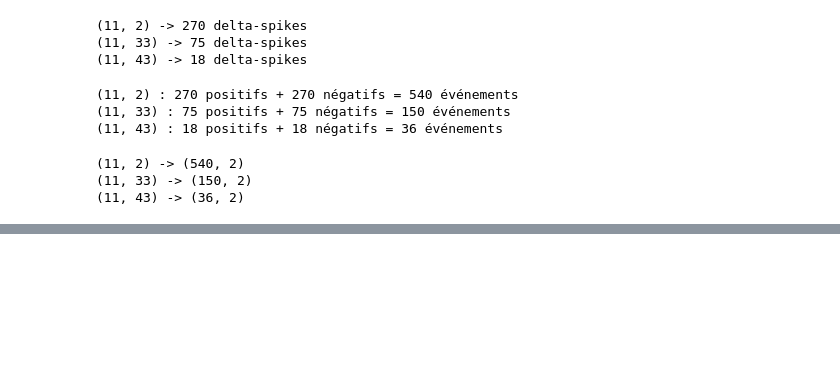
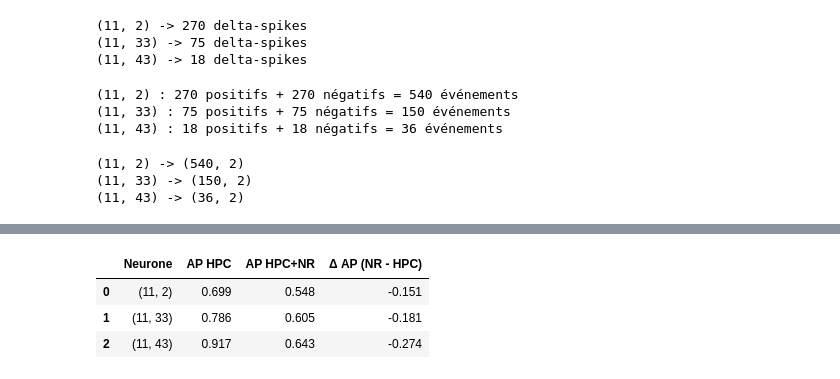
Before and after one commit to laura-marin3/Projet_final, a Jupyter notebook: scripts/Projet.ipynb, the cells around one changed output, grey strips where cells are left out. Cells and saved outputs as stored; diff of their text form; code cells hidden in the pictures; blank space fills up the shorter version.

```diff
--- a/scripts/Projet.ipynb
+++ b/scripts/Projet.ipynb
@@ -3444,0 +4895,29 @@ print(data_112[0].shape)
+# %%
+comparison = []
+
+for unit in selected_units:
+
+    ap_hpc = hpc_results[unit]["average_precision"]
+    ap_hpc_nr = hpc_nr_opt_results[unit]["average_precision"]
+
+    comparison.append({
+        "Neurone": str(unit),
+        "AP HPC": ap_hpc,
+        "AP HPC+NR": ap_hpc_nr,
+        "Δ AP (NR - HPC)": ap_hpc_nr - ap_hpc
+    })
+
+comparison_df = pd.DataFrame(comparison)
+
+display(
+    comparison_df.style.format({
+        "AP HPC": "{:.3f}",
+        "AP HPC+NR": "{:.3f}",
+        "Δ AP (NR - HPC)": "{:+.3f}"
+    })
+)
+# %% [output]
+|  | Neurone | AP HPC | AP HPC+NR | Δ AP (NR - HPC) |
+| 0 | (11, 2) | 0.699 | 0.548 | -0.151 |
+| 1 | (11, 33) | 0.786 | 0.605 | -0.181 |
+| 2 | (11, 43) | 0.917 | 0.643 | -0.274 |
```
Also changed, not shown: parts of 68 cells of this notebook, 6 other files.
